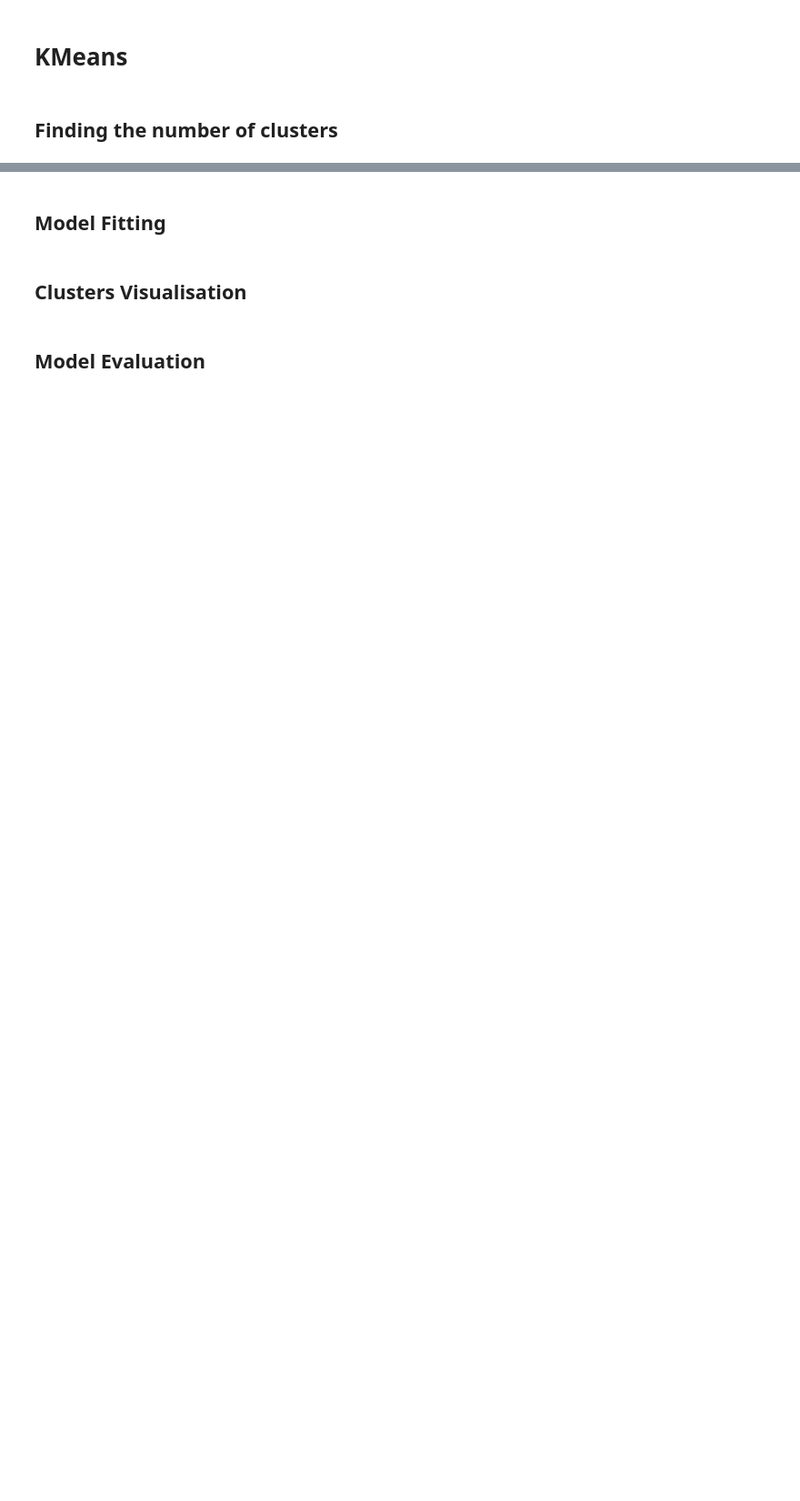
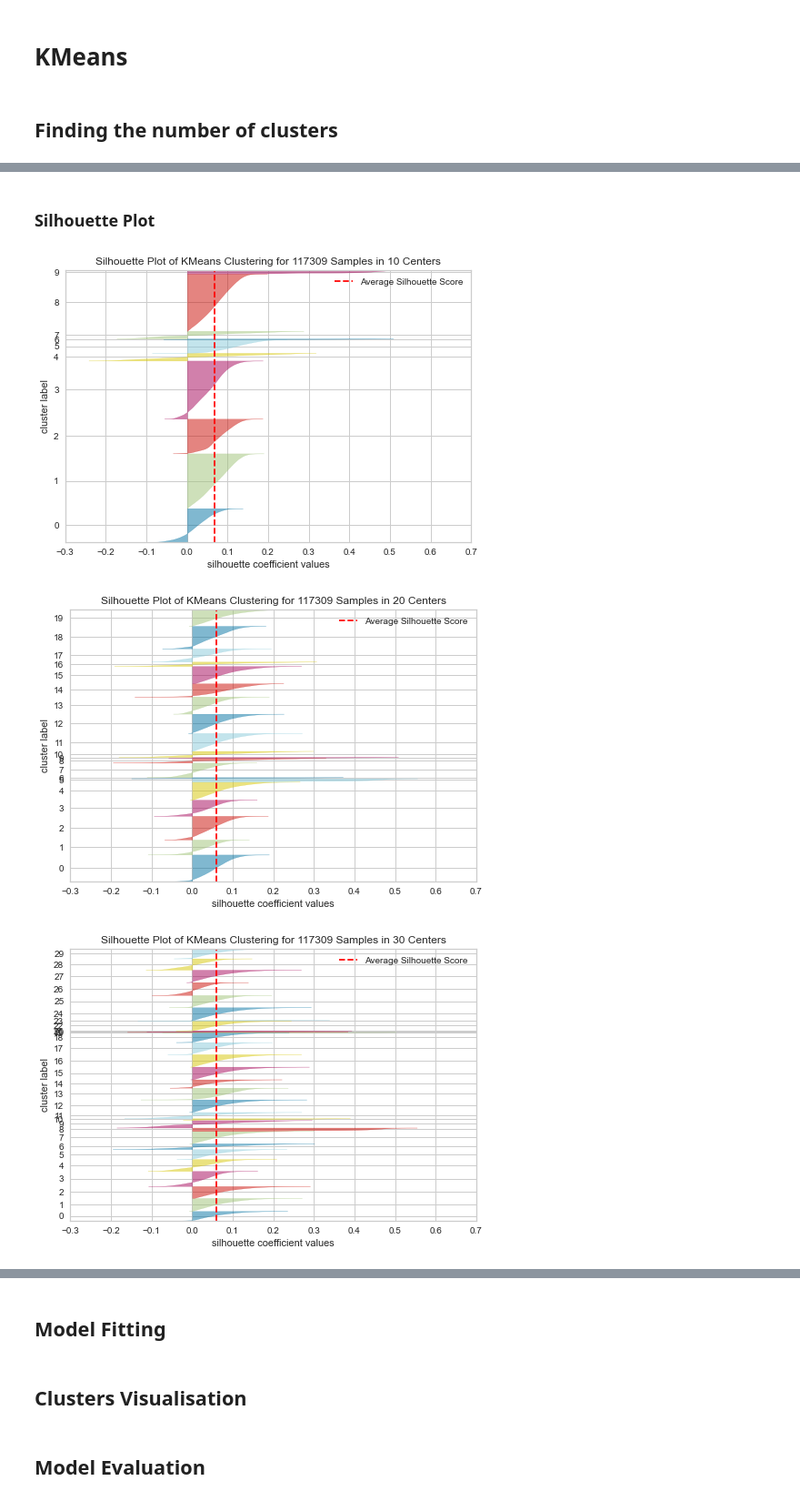
Before and after one commit to lynda-trad/Orders-Customer-Segmentation, a Jupyter notebook: Customer-Segmentation.ipynb, the cells around one changed output, grey strips where cells are left out. Shown at 91% size. Drawn from its saved outputs; the diff is of its cells as text; code cells hidden in the pictures; blank space fills up the shorter version.

Commit message:
add silhouettte plot

```diff
--- a/Customer-Segmentation.ipynb
+++ b/Customer-Segmentation.ipynb
@@ -152,3 +161,6 @@ data
+# %%
+data.drop(data.index[(data["payment_value"] > 5000)], axis=0, inplace=True)
+data.drop(data.index[(data["price"] > 5000)], axis=0, inplace=True)
 # %% [markdown]
 ## Missing Values
 # %%
@@ -180,7 +192,7 @@ le = LabelEncoder()
 le_count = 0
 
 for col in data:
-    if data[col].dtype == 'object' or data[col].dtype == 'string':
+    if data[col].dtype == 'object':
         le.fit(data[col])
         data[col] = le.transform(data[col])
         le_count += 1
@@ -226,14 +238,7 @@ array([[-1.63533375,  0.0835101 , -0.69184438, ..., -1.40728678,
 # %%
 wcss = []
-for i in range(1, 40):
+for i in range(1, 20):
     kmeans = KMeans(n_clusters = i, init = 'k-means++', random_state = 42)
     kmeans.fit(X)
     # inertia method returns wcss for that model
     wcss.append(kmeans.inertia_)
-
-plt.figure(figsize=(10,5))
-sns.lineplot(range(1, 20), wcss,marker='o',color='red')
-plt.title('The Elbow Method')
-plt.xlabel('Number of clusters')
-plt.ylabel('WCSS')
-plt.show()
@@ -242,0 +254,15 @@ ValueError: All arrays must be of the same length
+# %% [markdown]
+### Silhouette Plot
+# %%
+# fig, ax = plt.subplots(2, 2, figsize=(15,10))
+for i in [10, 20, 30, 40]:
+    km = KMeans(n_clusters=i, init='k-means++', n_init=10, max_iter=100, random_state=42)
+    q, mod = divmod(i, 2)
+    visualizer = SilhouetteVisualizer(km, colors='yellowbrick')
+    visualizer.fit(X)
+    visualizer.show()
+#fig.show()
+# %% [output]
+[figure, added]
+[figure, added]
+[figure, added]
```
Also changed, not shown: parts of 15 cells of this notebook.
